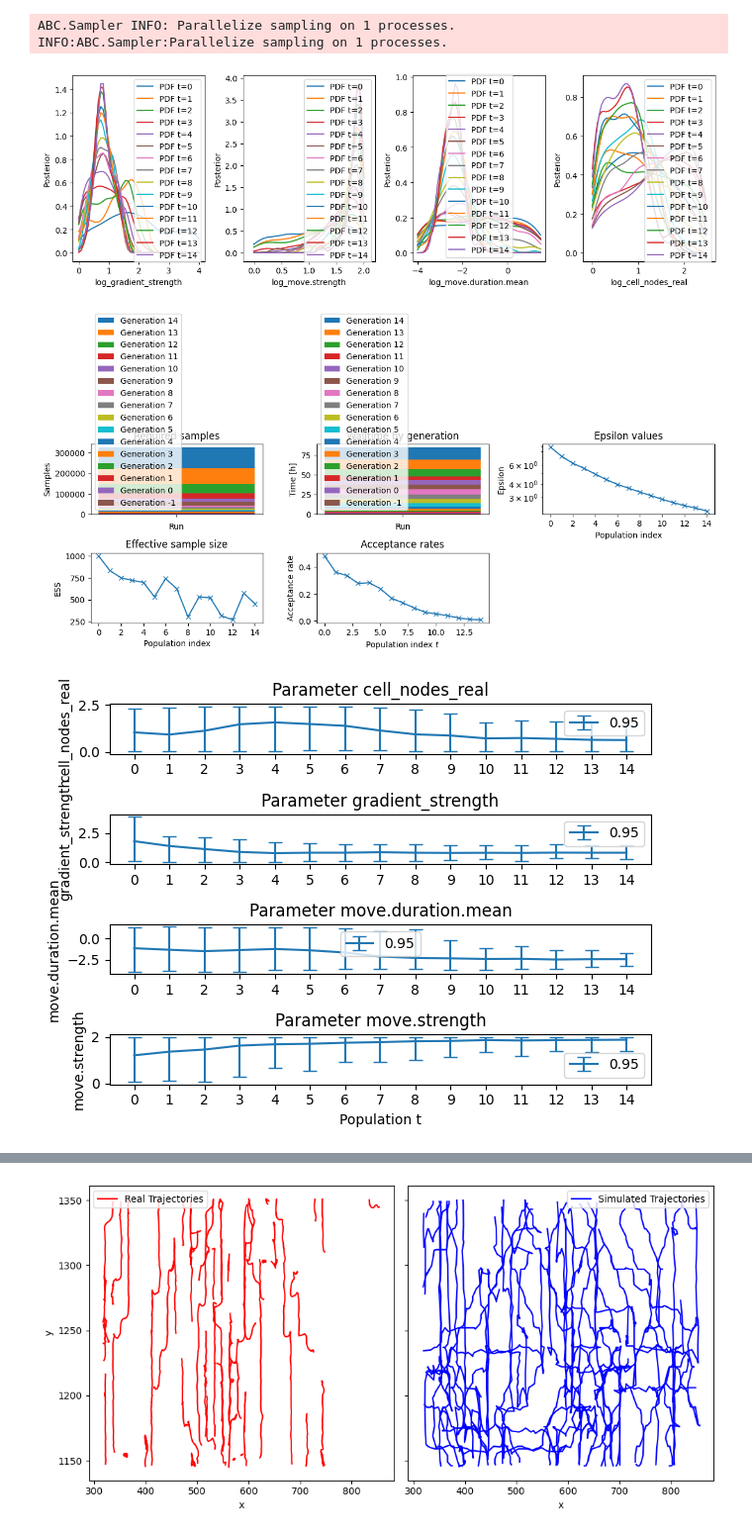
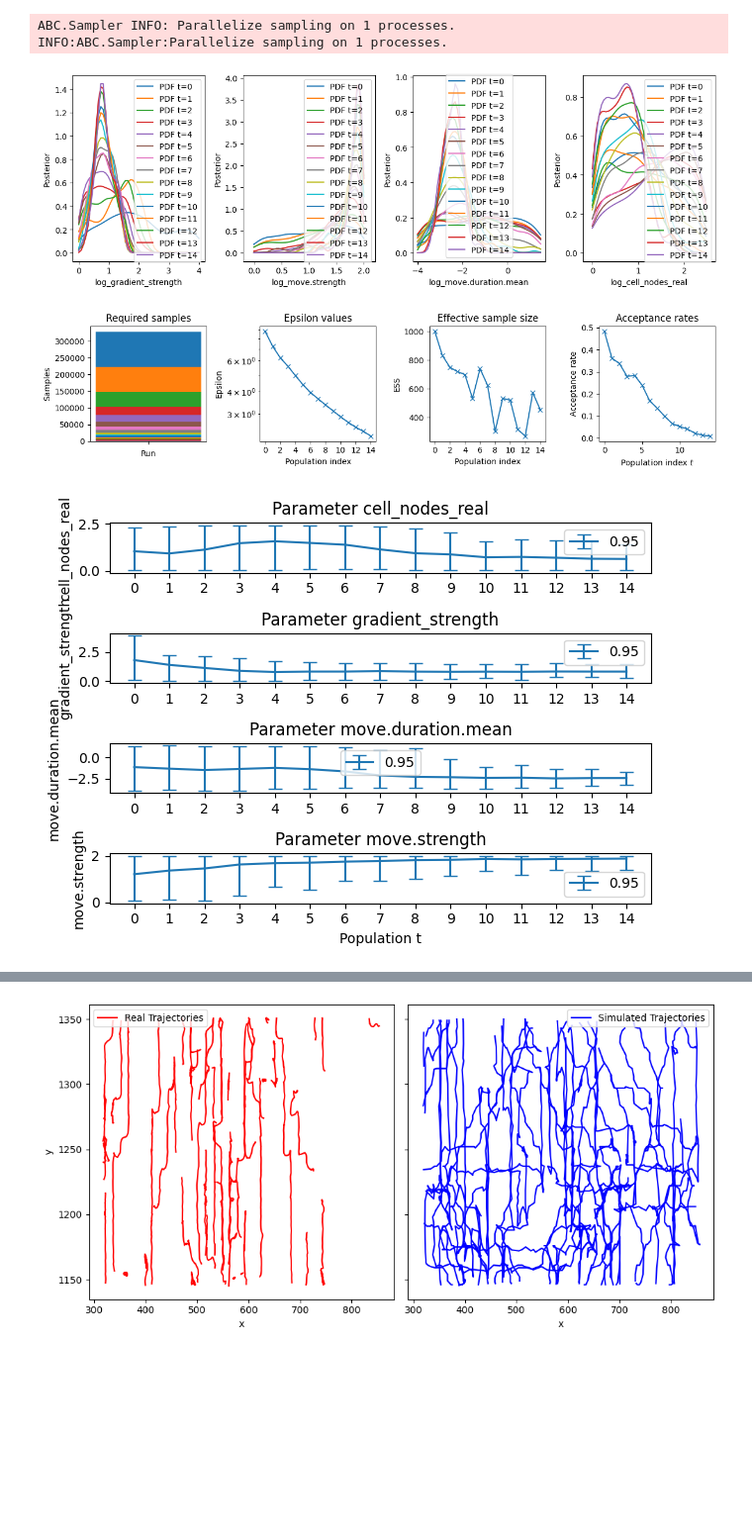
Before and after one commit to arrjon/CellMigration, a Jupyter notebook: synth_data_params_bayesflow/cell_migration_pyabc.ipynb, the cells around one changed output, grey strips where cells are left out. Shown: that part at 99% size. Saved outputs shown, nothing was run; the diff lists cells and outputs as text; code cells hidden in the pictures; blank space fills up the shorter version.

Commit message:
clean plots

```diff
--- a/synth_data_params_bayesflow/cell_migration_pyabc.ipynb
+++ b/synth_data_params_bayesflow/cell_migration_pyabc.ipynb
@@ -452,39 +456,40 @@ INFO:ABC.Sampler:Parallelize sampling on 1 processes.
 # %%
 fig, ax = plt.subplots(1, len(param_names), tight_layout=True, figsize=(12, 4))
 for i, param in enumerate(param_names):
     for t in range(history_nn.max_t + 1):
         df, w = history_nn.get_distribution(m=0, t=t)
         pyabc.visualization.plot_kde_1d(
             df,
             w,
             xmin=limits_log[param][0],
             xmax=limits_log[param][1],
             x=param,
             xname=log_param_names[i],
             ax=ax[i],
             label=f"PDF t={t}",
         )
     ax[i].legend()
     ax[i].set_xlim((limits_log[param][0]-0.2, limits_log[param][1]+0.2))
-plt.savefig(os.path.join(gp, f'{results_path}/population_kdes_nn.png'))
+plt.savefig(os.path.join(gp, f'{results_path}/{"synthetic" if load_synthetic_data else "real"}_population_kdes_nn.png'))
 plt.show()
 
-fig, arr_ax = plt.subplots(2, 3, figsize=(12, 6), tight_layout=True)
+fig, arr_ax = plt.subplots(1, 4, figsize=(12, 3), tight_layout=True)
 arr_ax = arr_ax.flatten()
 pyabc.visualization.plot_sample_numbers(history_nn, ax=arr_ax[0])
-pyabc.visualization.plot_walltime(history_nn, ax=arr_ax[1], unit='h')
-pyabc.visualization.plot_epsilons(history_nn, ax=arr_ax[2])
-pyabc.visualization.plot_effective_sample_sizes(history_nn, ax=arr_ax[3])
-pyabc.visualization.plot_acceptance_rates_trajectory(history_nn, ax=arr_ax[4])
+arr_ax[0].get_legend().remove()
+#pyabc.visualization.plot_walltime(history_nn, ax=arr_ax[1], unit='h')
+pyabc.visualization.plot_epsilons(history_nn, ax=arr_ax[1])
+pyabc.visualization.plot_effective_sample_sizes(history_nn, ax=arr_ax[2])
+pyabc.visualization.plot_acceptance_rates_trajectory(history_nn, ax=arr_ax[3])
 # remove last axis
-arr_ax[-1].axis('off')
-plt.savefig(os.path.join(gp, f'{results_path}/diagnostics_nn.png'))
+#arr_ax[-1].axis('off')
+plt.savefig(os.path.join(gp, f'{results_path}/{"synthetic" if load_synthetic_data else "real"}_diagnostics_nn.png'))
 plt.show()
 
 pyabc.visualization.plot_credible_intervals(history_nn, levels=[0.95]);
 # %% [output]
 [figure]
-[figure, old version]
+[figure, new version]
 [figure]
 # %%
 abc_df, abc_w = history_nn.get_distribution()
```
Also changed, not shown: parts of 17 cells of this notebook, 51 other files.
